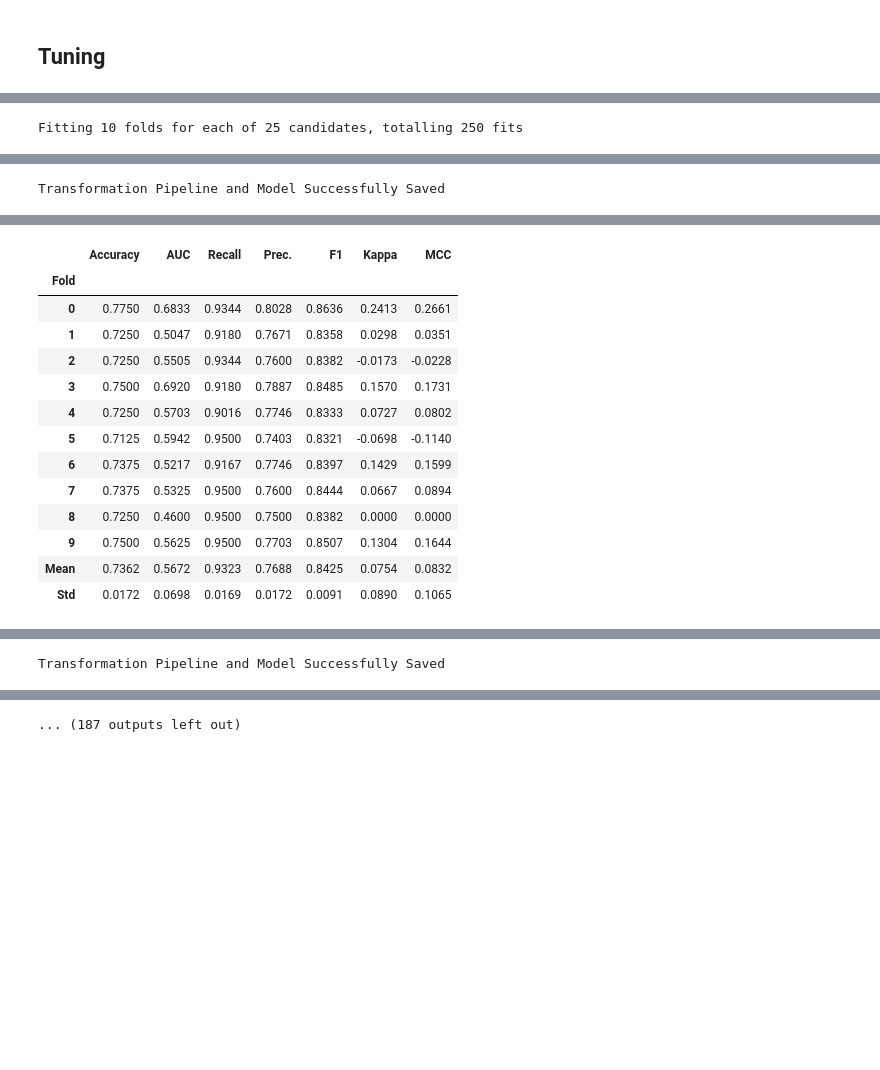
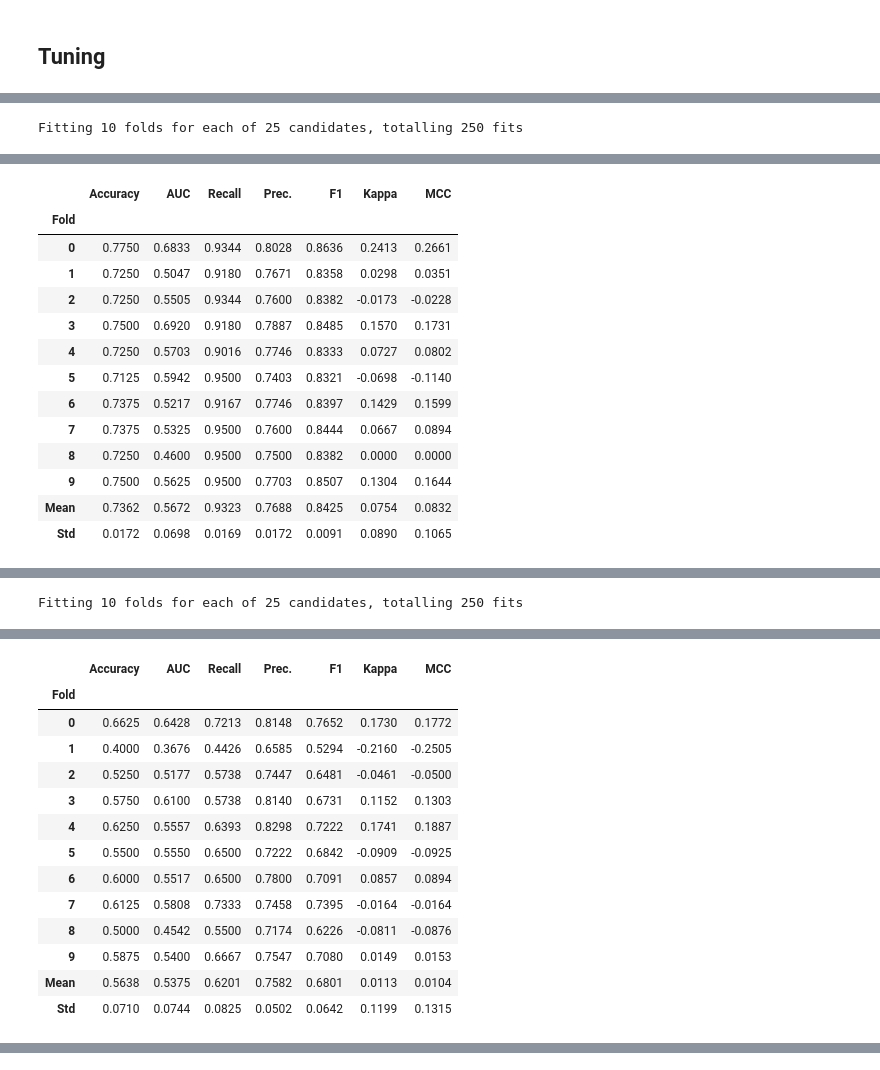
Before and after one commit to Dam314159/Machine-Learning-Operations, a Jupyter notebook: notebooks/Health_Modelling.ipynb, the cells around one changed output, grey strips where cells are left out. Saved outputs shown, nothing was run; the diff lists cells and outputs as text; code cells hidden in the pictures; blank space fills up the shorter version.

Commit message:
Hello models

```diff
--- a/notebooks/Health_Modelling.ipynb
+++ b/notebooks/Health_Modelling.ipynb
@@ -302,7 +302,7 @@ for col, col_models in models["top_10"].items():
     chosen_setup = reg_setups[best_model[2]][col]
     chosen_setup.save_model(
         best_model[0],
-        str(model_folder_path / col).replace(" ", "_").replace("'", ""),
+        str(model_folder_path / col).replace(" ", "_").replace("'", "-"),
     )
 # %% [output]
 [interactive output not drawn]
@@ -326,0 +329,14 @@ Fitting 10 folds for each of 25 candidates, totalling 250 fits
+|  | Accuracy | AUC | Recall | Prec. | F1 | Kappa | MCC |
+| Fold |  |  |  |  |  |  |  |
+| 0 | 0.7750 | 0.6833 | 0.9344 | 0.8028 | 0.8636 | 0.2413 | 0.2661 |
+| 1 | 0.7250 | 0.5047 | 0.9180 | 0.7671 | 0.8358 | 0.0298 | 0.0351 |
+| 2 | 0.7250 | 0.5505 | 0.9344 | 0.7600 | 0.8382 | -0.0173 | -0.0228 |
+| 3 | 0.7500 | 0.6920 | 0.9180 | 0.7887 | 0.8485 | 0.1570 | 0.1731 |
+| 4 | 0.7250 | 0.5703 | 0.9016 | 0.7746 | 0.8333 | 0.0727 | 0.0802 |
+| 5 | 0.7125 | 0.5942 | 0.9500 | 0.7403 | 0.8321 | -0.0698 | -0.1140 |
+| 6 | 0.7375 | 0.5217 | 0.9167 | 0.7746 | 0.8397 | 0.1429 | 0.1599 |
+| 7 | 0.7375 | 0.5325 | 0.9500 | 0.7600 | 0.8444 | 0.0667 | 0.0894 |
+| 8 | 0.7250 | 0.4600 | 0.9500 | 0.7500 | 0.8382 | 0.0000 | 0.0000 |
+| 9 | 0.7500 | 0.5625 | 0.9500 | 0.7703 | 0.8507 | 0.1304 | 0.1644 |
+| Mean | 0.7362 | 0.5672 | 0.9323 | 0.7688 | 0.8425 | 0.0754 | 0.0832 |
+| Std | 0.0172 | 0.0698 | 0.0169 | 0.0172 | 0.0091 | 0.0890 | 0.1065 |
@@ -327 +344 @@ Fitting 10 folds for each of 25 candidates, totalling 250 fits
-Transformation Pipeline and Model Successfully Saved
+Fitting 10 folds for each of 25 candidates, totalling 250 fits
@@ -329,14 +344,0 @@ Transformation Pipeline and Model Successfully Saved
-|  | Accuracy | AUC | Recall | Prec. | F1 | Kappa | MCC |
-| Fold |  |  |  |  |  |  |  |
-| 0 | 0.7750 | 0.6833 | 0.9344 | 0.8028 | 0.8636 | 0.2413 | 0.2661 |
-| 1 | 0.7250 | 0.5047 | 0.9180 | 0.7671 | 0.8358 | 0.0298 | 0.0351 |
-| 2 | 0.7250 | 0.5505 | 0.9344 | 0.7600 | 0.8382 | -0.0173 | -0.0228 |
-| 3 | 0.7500 | 0.6920 | 0.9180 | 0.7887 | 0.8485 | 0.1570 | 0.1731 |
-| 4 | 0.7250 | 0.5703 | 0.9016 | 0.7746 | 0.8333 | 0.0727 | 0.0802 |
-| 5 | 0.7125 | 0.5942 | 0.9500 | 0.7403 | 0.8321 | -0.0698 | -0.1140 |
-| 6 | 0.7375 | 0.5217 | 0.9167 | 0.7746 | 0.8397 | 0.1429 | 0.1599 |
-| 7 | 0.7375 | 0.5325 | 0.9500 | 0.7600 | 0.8444 | 0.0667 | 0.0894 |
-| 8 | 0.7250 | 0.4600 | 0.9500 | 0.7500 | 0.8382 | 0.0000 | 0.0000 |
-| 9 | 0.7500 | 0.5625 | 0.9500 | 0.7703 | 0.8507 | 0.1304 | 0.1644 |
-| Mean | 0.7362 | 0.5672 | 0.9323 | 0.7688 | 0.8425 | 0.0754 | 0.0832 |
-| Std | 0.0172 | 0.0698 | 0.0169 | 0.0172 | 0.0091 | 0.0890 | 0.1065 |
@@ -344,0 +349,14 @@ Fitting 10 folds for each of 25 candidates, totalling 250 fits
+|  | Accuracy | AUC | Recall | Prec. | F1 | Kappa | MCC |
+| Fold |  |  |  |  |  |  |  |
+| 0 | 0.6625 | 0.6428 | 0.7213 | 0.8148 | 0.7652 | 0.1730 | 0.1772 |
+| 1 | 0.4000 | 0.3676 | 0.4426 | 0.6585 | 0.5294 | -0.2160 | -0.2505 |
+| 2 | 0.5250 | 0.5177 | 0.5738 | 0.7447 | 0.6481 | -0.0461 | -0.0500 |
+| 3 | 0.5750 | 0.6100 | 0.5738 | 0.8140 | 0.6731 | 0.1152 | 0.1303 |
+| 4 | 0.6250 | 0.5557 | 0.6393 | 0.8298 | 0.7222 | 0.1741 | 0.1887 |
+| 5 | 0.5500 | 0.5550 | 0.6500 | 0.7222 | 0.6842 | -0.0909 | -0.0925 |
+| 6 | 0.6000 | 0.5517 | 0.6500 | 0.7800 | 0.7091 | 0.0857 | 0.0894 |
+| 7 | 0.6125 | 0.5808 | 0.7333 | 0.7458 | 0.7395 | -0.0164 | -0.0164 |
+| 8 | 0.5000 | 0.4542 | 0.5500 | 0.7174 | 0.6226 | -0.0811 | -0.0876 |
+| 9 | 0.5875 | 0.5400 | 0.6667 | 0.7547 | 0.7080 | 0.0149 | 0.0153 |
+| Mean | 0.5638 | 0.5375 | 0.6201 | 0.7582 | 0.6801 | 0.0113 | 0.0104 |
+| Std | 0.0710 | 0.0744 | 0.0825 | 0.0502 | 0.0642 | 0.1199 | 0.1315 |
@@ -348 +363,0 @@ Fitting 10 folds for each of 25 candidates, totalling 250 fits
-Transformation Pipeline and Model Successfully Saved
@@ -350,4 +364,3 @@ Transformation Pipeline and Model Successfully Saved
-... (187 outputs left out)
 # %%
 for col, model in best_models.items():
     print(f'{col} predictor: {type(model[0]).__name__} {model[2]} "Age" and "BMI" columns. (AUC: {model[1]})')
```
Also changed, not shown: parts of 3 cells of this notebook, 11 other files.
